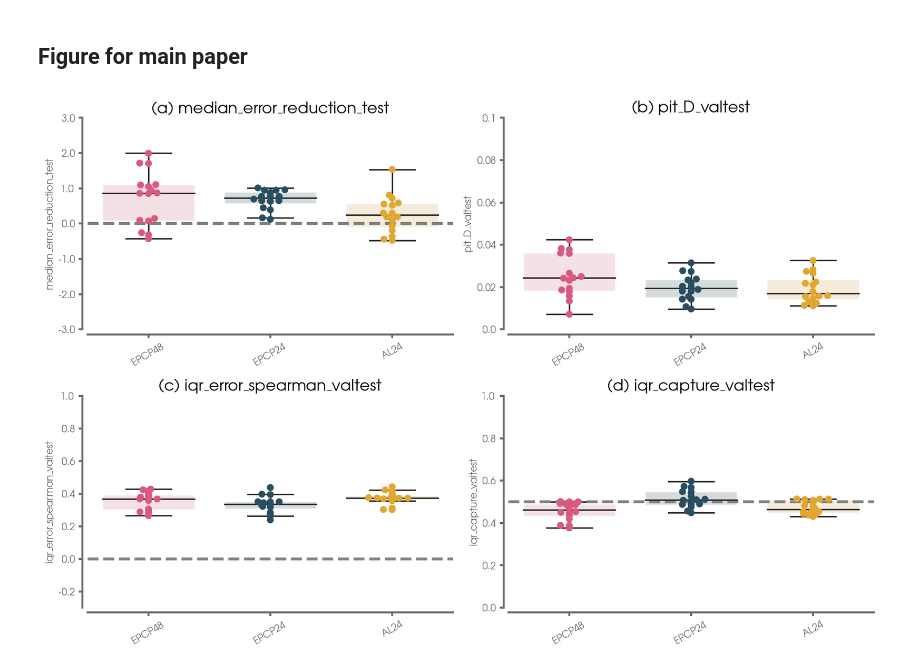
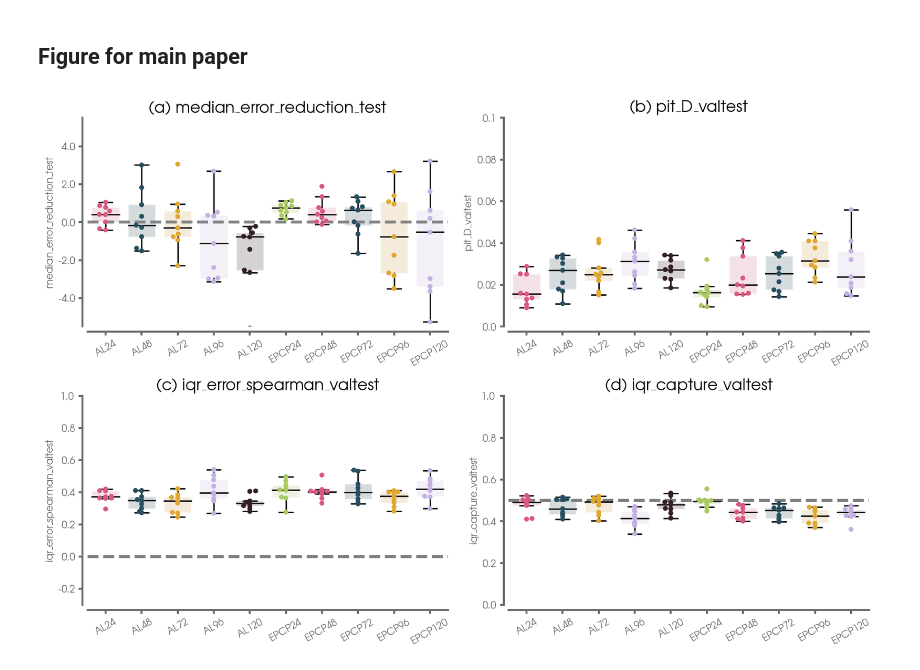
Before and after one commit to eabarnes1010/hurricane_uqcomparisons, a Jupyter notebook: _plot_metrics.ipynb, the cells around one changed output. Saved outputs shown, nothing was run; the diff lists cells and outputs as text; code cells hidden in the pictures.

```diff
--- a/_plot_metrics.ipynb
+++ b/_plot_metrics.ipynb
@@ -29,18 +29,29 @@ mpl.rcParams["figure.dpi"] = 150
 np.warnings.filterwarnings("ignore", category=np.VisibleDeprecationWarning)
 # %%
 __author__ = "Randal J Barnes and Elizabeth A. Barnes"
-__version__ = "17 March 2022"
+__version__ = "18 March 2022"
 
-EXP_NAME_LIST = ("intensity4_EPCP48",
-                 "intensity5_EPCP24",
+EXP_NAME_LIST = (
                  "intensity201_AL24",
-                )
+                 "intensity202_AL48",
+                 "intensity203_AL72",
+                 "intensity204_AL96",
+                 "intensity205_AL120",
+
+                 "intensity301_EPCP24",
+                 "intensity302_EPCP48",
+                 "intensity303_EPCP72",
+                 "intensity304_EPCP96",
+                 "intensity305_EPCP120",
+                 )
+
 APPEND_NAME = ''#'_paper'
 
 DATA_PATH = "data/"
 MODEL_PATH = "saved_models/"
 METRIC_PATH = "saved_metrics/"
 FIGURE_PATH = "figures/paper_figures/"
+PREDICTION_PATH = "saved_predictions/"
 # %% [markdown]
 ## Plotting functions
 # %%
@@ -127,14 +138,16 @@ for exp_name in EXP_NAME_LIST:
             # pprint.pprint(model_name)
             df = pd.read_pickle(metric_filename)
             # print("***remove these***")
-            df['basin_lead'] = exp_name[exp_name.rfind('_')+1:]
-            df['testing_years'] = settings["years_test"]
+            # df['basin_lead'] = exp_name[exp_name.rfind('_')+1:]
+            # df['testing_years'] = settings["years_test"]
 
             df_metrics = pd.concat([df_metrics,df])
 # get best validation results
 idx = df_metrics.groupby(['exp_name', 'testing_years'], sort=False)['median_error_reduction_val'].transform(max) == df_metrics['median_error_reduction_val']
 df_metrics_bestval = df_metrics[idx]
 
-# raise warning("plotting only the best seed for validation error reductions")
-# df_metrics = df_metrics[idx]
+BEST_VAL_ONLY = True
+if BEST_VAL_ONLY:
+    print("**plotting only the best seed for validation error reductions**")
+    df_metrics = df_metrics[idx]
 # %% [output]
@@ -251,7 +259,7 @@ for x_axis in x_axis_list:
                            palette=colors,
                            data=df_metrics,
                            dodge=False,
-                           size=7,
+                           size=5,
                            ax=ax)
 
         if(metric.find('iqr_capture') > -1):
@@ -259,33 +267,33 @@ for x_axis in x_axis_list:
             ax.set_ylim(0,1.0)
         if(metric.find('pit_D') > -1):
             ax.set_ylim(0,.1)
         if(metric.find('reduction') > -1):
             ax.axhline(y=0.0,linewidth=3,linestyle='--',color='gray')
-            ax.set_ylim(-3.,3.)
+            ax.set_ylim(-5.5,5.5)
         if(metric.find('reduction') == -1 and metric.find('n_error') > -1):
             ax.set_ylim(0.,22.)
         if(metric.find('iqr_error')> -1):
             ax.set_ylim(-.3,1.)
             ax.axhline(y=0.0,linewidth=3,linestyle='--',color='gray')
 
         ax.set_title(panel_letters[imetric] + ' ' + metric + APPEND_NAME,
                      fontsize=FS,
                      color='k',
                     )
         # ax.legend(fontsize=10,frameon=True)
         ax.get_legend().remove()
         x_tick_labels = ax.get_xticklabels()
         ax.set_xticklabels(x_tick_labels,rotation = 30)
         yticks = np.around(ax.get_yticks(),3)
         ax.set_yticklabels(yticks)
 
         format_spines(ax)
         ax.set_xticklabels(x_tick_labels,rotation = 30)
         ax.set_xlabel('')
 
     plt.tight_layout()
-    # plt.savefig(FIGURE_PATH + 'comparisonsMetrics' + APPEND_NAME + '.png', dpi=dpiFig)
+    plt.savefig(FIGURE_PATH + 'comparisonsMetrics' + APPEND_NAME + '.png', dpi=dpiFig)
     # plt.close()
     plt.show()
 # %% [output]
-[figure, old version]
+[figure, new version]
```
Also changed, not shown: parts of 7 cells of this notebook, 20 other files.
